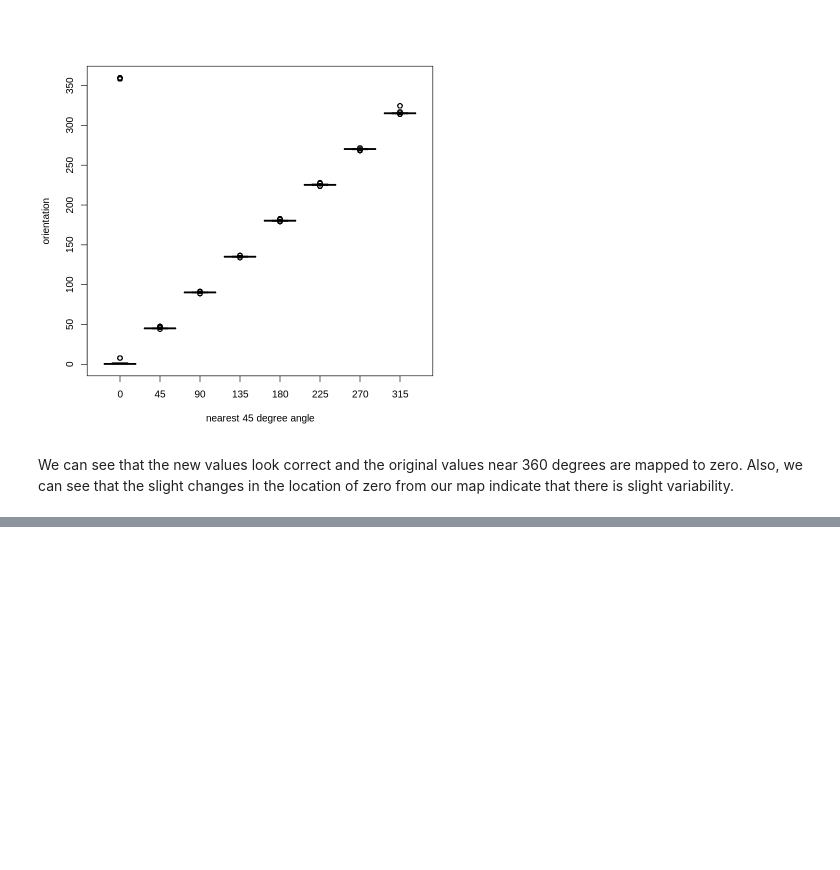
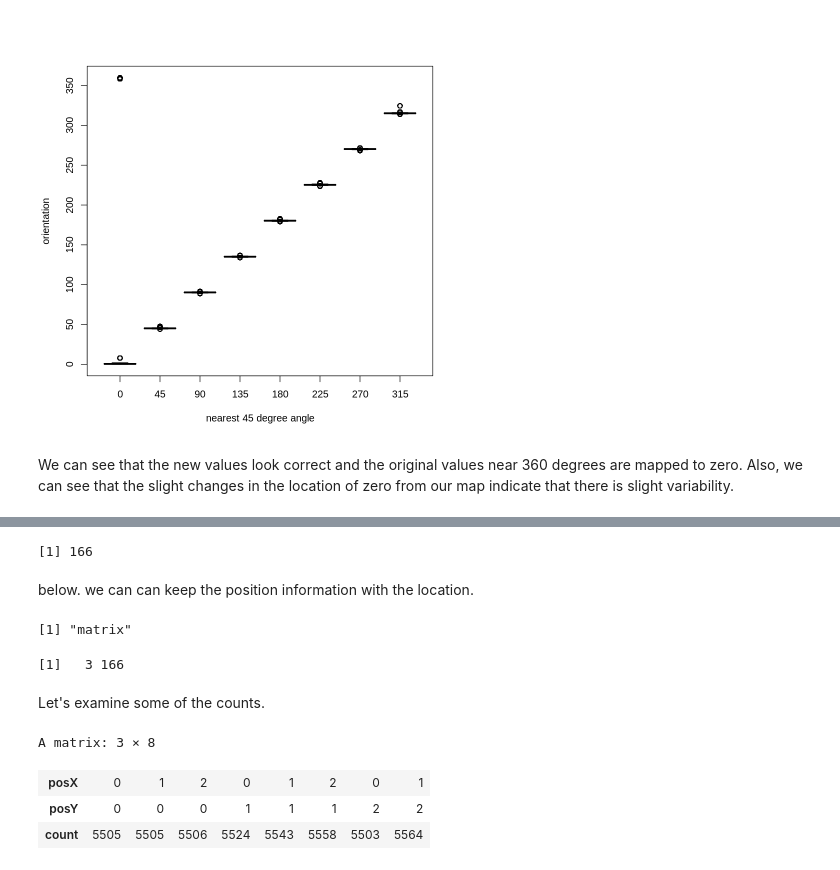
Before and after one commit to dclark18/MSDS7333---Quantifying-the-World, a Jupyter notebook: Unit 2 Case study/Code/MSDS_WEEK_1.ipynb, the cells around one changed output, grey strips where cells are left out. Drawn from its saved outputs; the diff is of its cells as text; code cells hidden in the pictures; blank space fills up the shorter version.

```diff
--- a/Unit 2 Case study/Code/MSDS_WEEK_1.ipynb
+++ b/Unit 2 Case study/Code/MSDS_WEEK_1.ipynb
@@ -666,0 +729,8 @@ We can see that the new values look correct and the original values near 360 deg
+# %%
+locDF = locDF[ !sapply(locDF, is.null)]
+length(locDF)
+locCounts = sapply(locDF, nrow)
+# %% [output]
+[1] 166
+# %% [markdown]
+below. we can can keep the position information with the location.
@@ -666,0 +741,15 @@ We can see that the new values look correct and the original values near 360 deg
+# %%
+class(locCounts)
+dim(locCounts)
+# %% [output]
+[1] "matrix"
+[1]   3 166
+# %% [markdown]
+Let's examine some of the counts.
+# %%
+locCounts[ , 1:8]
+# %% [output]
+A matrix: 3 × 8
+| posX | 0 | 1 | 2 | 0 | 1 | 2 | 0 | 1 |
+| posY | 0 | 0 | 0 | 1 | 1 | 1 | 2 | 2 |
+| count | 5505 | 5505 | 5506 | 5524 | 5543 | 5558 | 5503 | 5564 |
```
Also changed, not shown: parts of 19 cells of this notebook.
